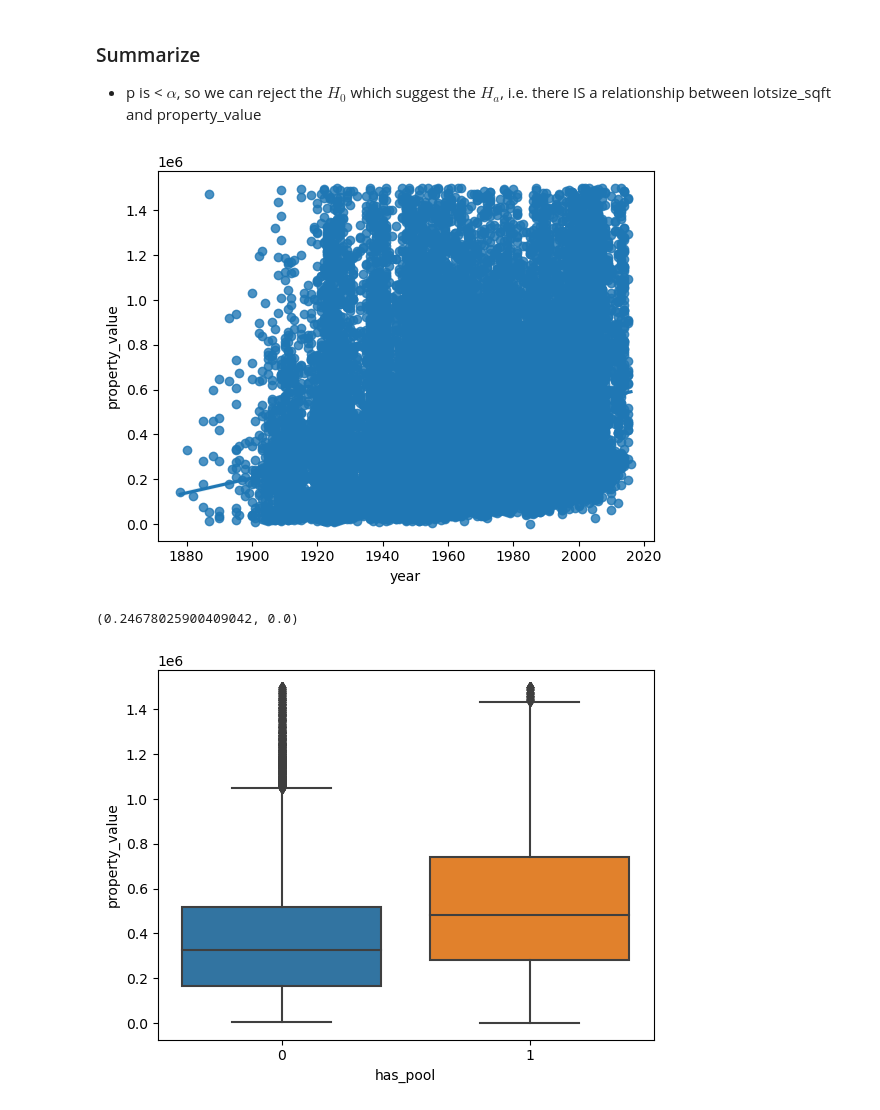
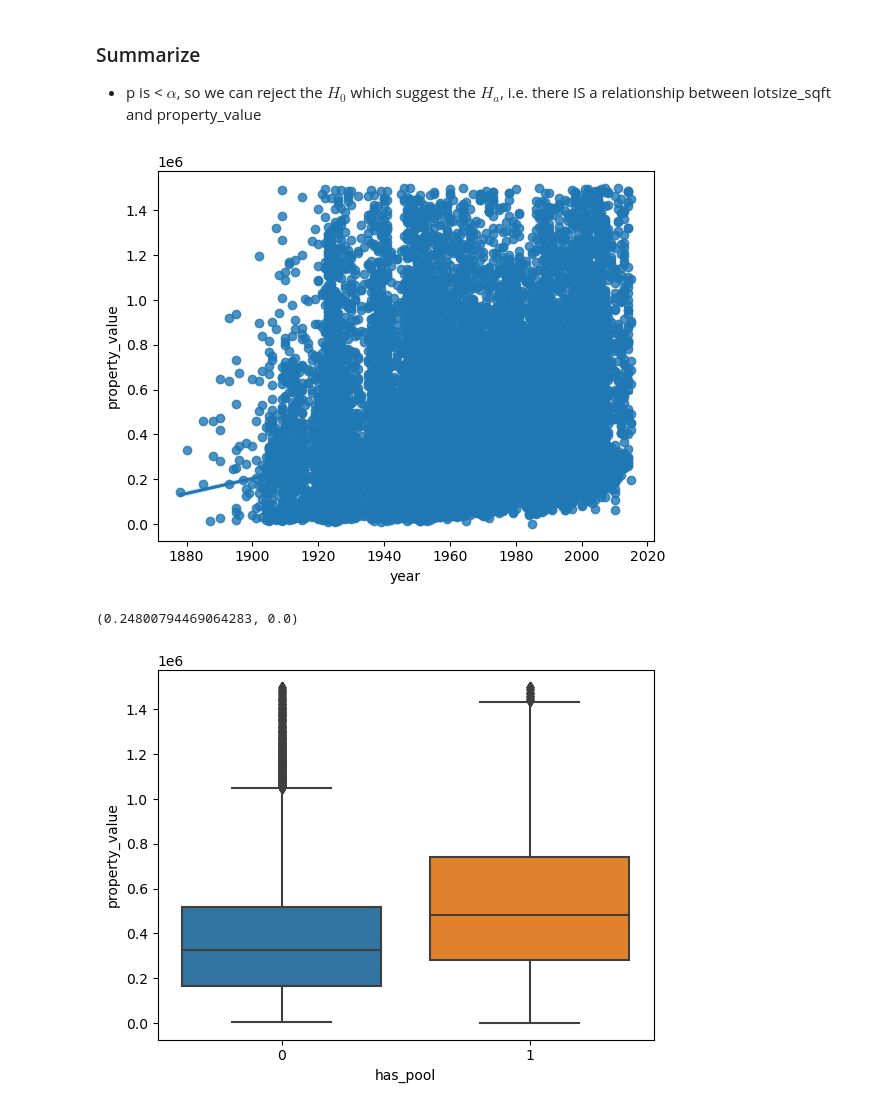
Before and after one commit to corey-hermesch/zillow-project, a Jupyter notebook: explore_notebook.ipynb, the cells around one changed output. Drawn from its saved outputs; the diff is of its cells as text; code cells hidden in the pictures.

```diff
--- a/explore_notebook.ipynb
+++ b/explore_notebook.ipynb
@@ -198,13 +198,13 @@ t, p
 - p is < $\alpha$, so we can reject the $H_0$ which suggest the $H_a$, i.e. there IS a relationship between lotsize_sqft and property_value
 # %%
 # Quickly: get a couple more done: year and has_pool
-sns.regplot(data=df, x='year', y='property_value')
+sns.regplot(data=train, x='year', y='property_value')
 plt.show()
-t, p = pearsonr(df.year, df.property_value)
+t, p = pearsonr(train.year, train.property_value)
 t, p
 # %% [output]
-[figure, old version]
+[figure, new version]
-(0.24678025900409042, 0.0)
+(0.24800794469064283, 0.0)
 # %%
 sns.boxplot(data=df, x='has_pool', y='property_value')
 plt.show()
```
Also changed, not shown: parts of 9 cells of this notebook, 4 other files.
